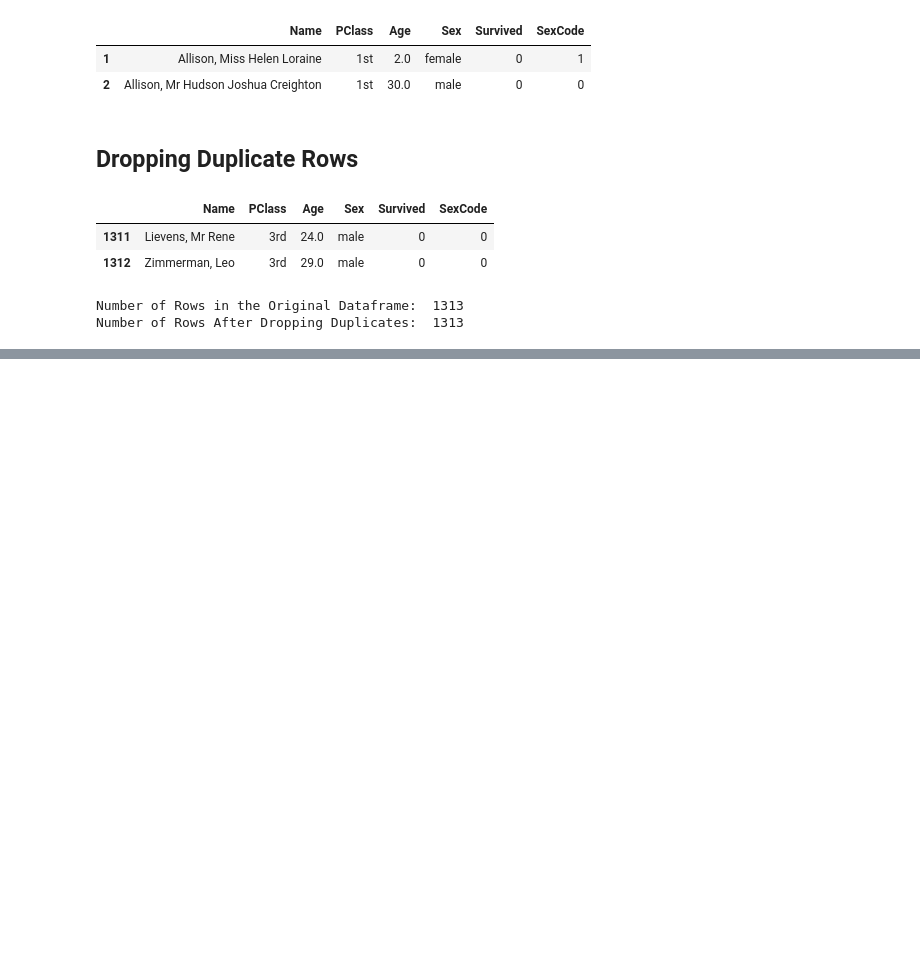
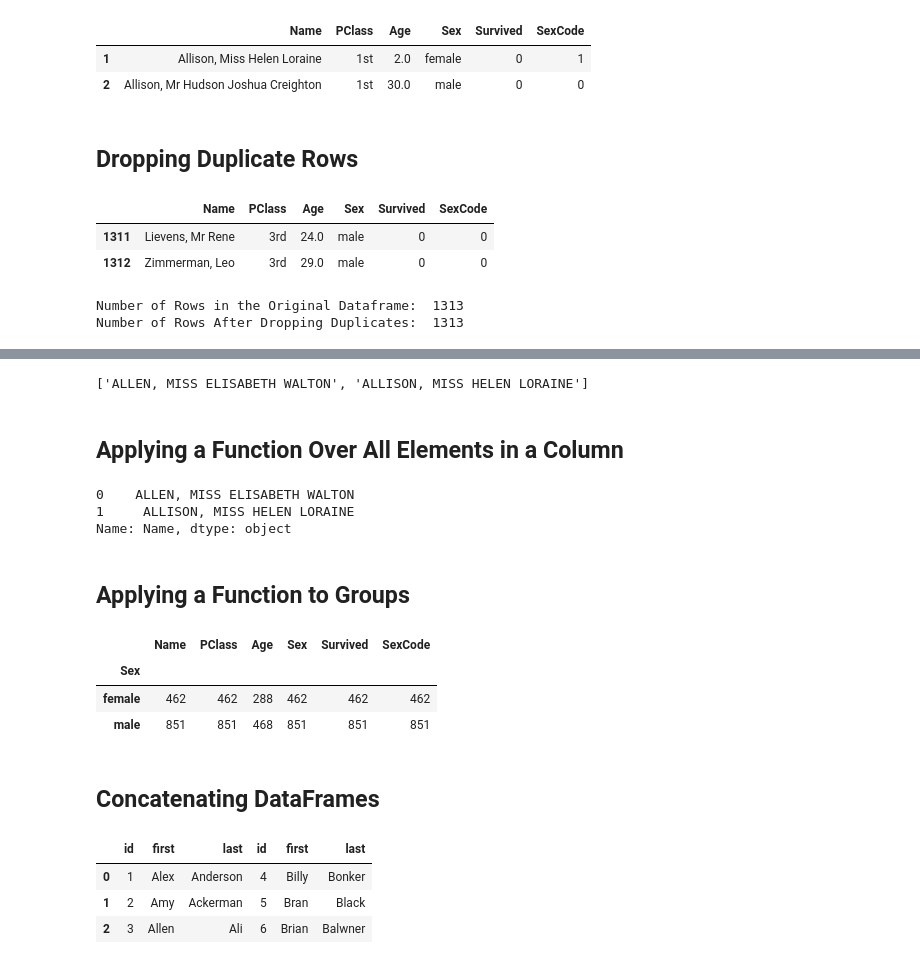
Before and after one commit to silentstar29/my_notes_machine_learning_with_python_cookbook, a Jupyter notebook: chapter-3_Data_wrangling.ipynb, the cells around one changed output, grey strips where cells are left out. Saved outputs shown, nothing was run; the diff lists cells and outputs as text; code cells hidden in the pictures; blank space fills up the shorter version.

```diff
--- a/chapter-3_Data_wrangling.ipynb
+++ b/chapter-3_Data_wrangling.ipynb
@@ -438,0 +540,6 @@ Number of Rows After Dropping Duplicates:  1313
+# %%
+#Create Url
+url= 'https://tinyurl.com/titanic-csv'
+# %%
+#Load data
+dataframe= pd.read_csv(url)
@@ -438,0 +553,7 @@ Number of Rows After Dropping Duplicates:  1313
+# %%
+#Show first two names uppercased
+[name.upper() for name in dataframe['Name'][0:2]]
+# %% [output]
+['ALLEN, MISS ELISABETH WALTON', 'ALLISON, MISS HELEN LORAINE']
+# %% [markdown]
+## Applying a Function Over All Elements in a Column
@@ -438,0 +564,19 @@ Number of Rows After Dropping Duplicates:  1313
+# %%
+#Apply function, show two rows
+dataframe['Name'].apply(uppercase)[0:2]
+# %% [output]
+0    ALLEN, MISS ELISABETH WALTON
+1     ALLISON, MISS HELEN LORAINE
+Name: Name, dtype: object
+# %% [markdown]
+## Applying a Function to Groups
+# %%
+#Group rows, apply function to groups
+dataframe.groupby('Sex').apply(lambda x: x.count())
+# %% [output]
+|  | Name | PClass | Age | Sex | Survived | SexCode |
+| Sex |  |  |  |  |  |  |
+| female | 462 | 462 | 288 | 462 | 462 | 462 |
+| male | 851 | 851 | 468 | 851 | 851 | 851 |
+# %% [markdown]
+## Concatenating DataFrames
@@ -438,0 +598,8 @@ Number of Rows After Dropping Duplicates:  1313
+# %%
+#Concatenate DataFrames by Columns
+pd.concat([dataframe_a, dataframe_b], axis=1)
+# %% [output]
+|  | id | first | last | id | first | last |
+| 0 | 1 | Alex | Anderson | 4 | Billy | Bonker |
+| 1 | 2 | Amy | Ackerman | 5 | Bran | Black |
+| 2 | 3 | Allen | Ali | 6 | Brian | Balwner |
```
Also changed, not shown: parts of 32 cells of this notebook.
